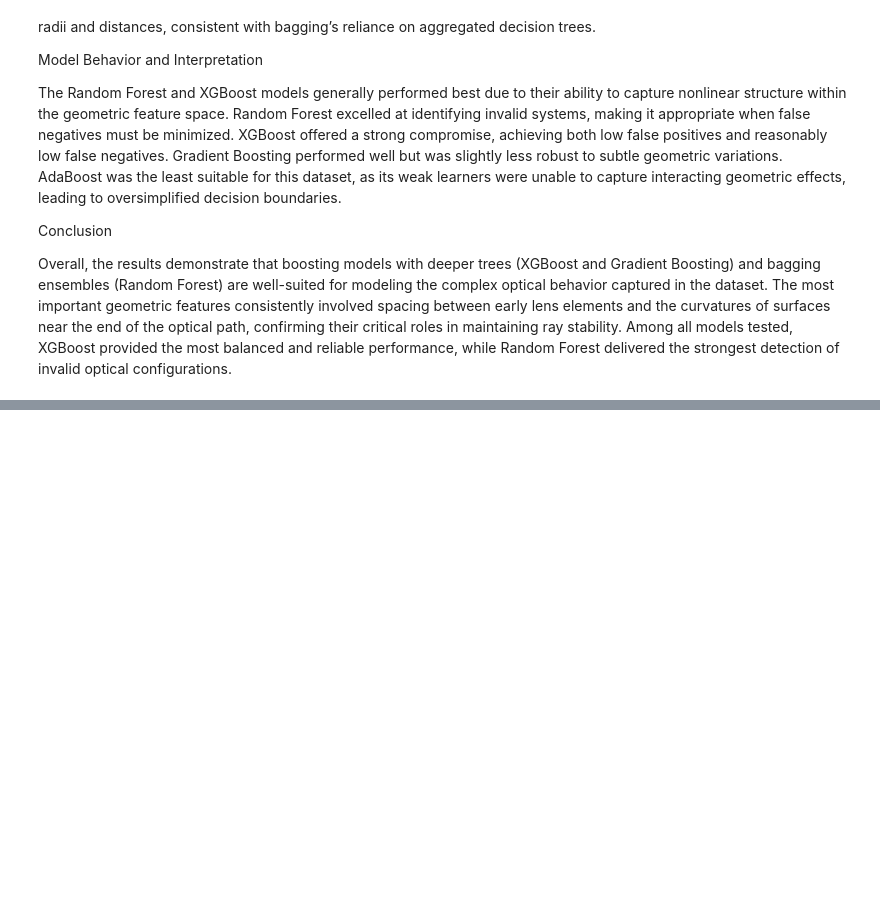
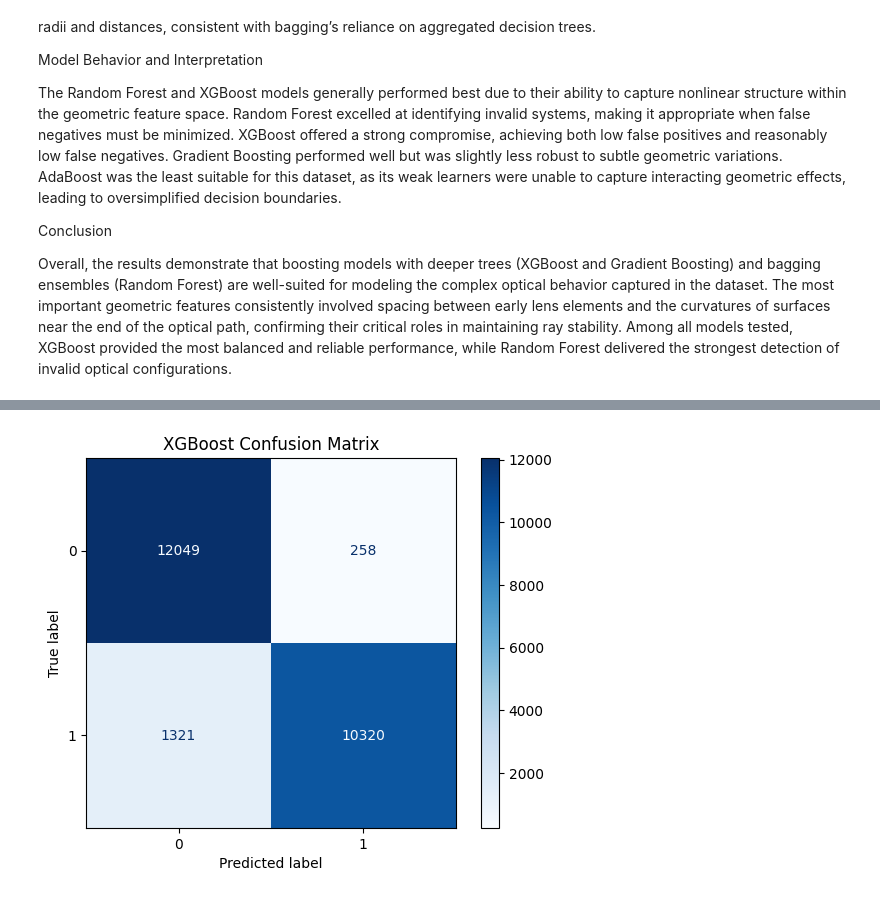
Before and after one commit to ciaranwkavanagh/IML-Assignment, a Jupyter notebook: Project-Preprocessing and Visualising Data.ipynb, the cells around one changed output, grey strips where cells are left out. Drawn from its saved outputs; the diff is of its cells as text; code cells hidden in the pictures; blank space fills up the shorter version.

```diff
--- a/Project-Preprocessing and Visualising Data.ipynb
+++ b/Project-Preprocessing and Visualising Data.ipynb
@@ -728,0 +756,13 @@ Overall, the results demonstrate that boosting models with deeper trees (XGBoost
+# %%
+y_pred = xgb.predict(X_test)
+
+ConfusionMatrixDisplay.from_predictions(
+    y_test, y_pred,
+    display_labels=[0, 1],
+    cmap="Blues",
+    values_format="d"
+)
+plt.title("XGBoost Confusion Matrix")
+plt.show()
+# %% [output]
+[figure, added]
```
Also changed, not shown: parts of 5 cells of this notebook.
